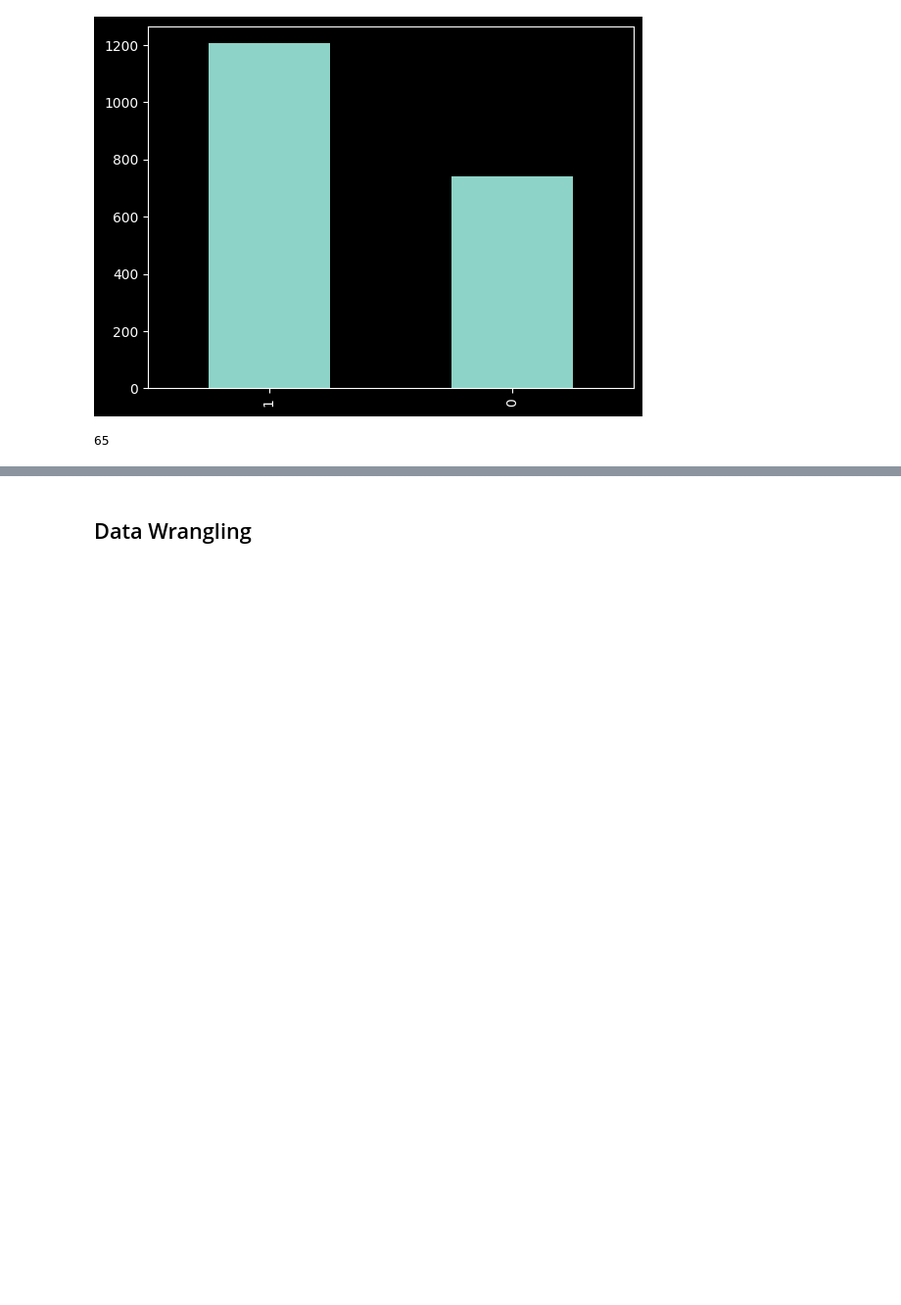
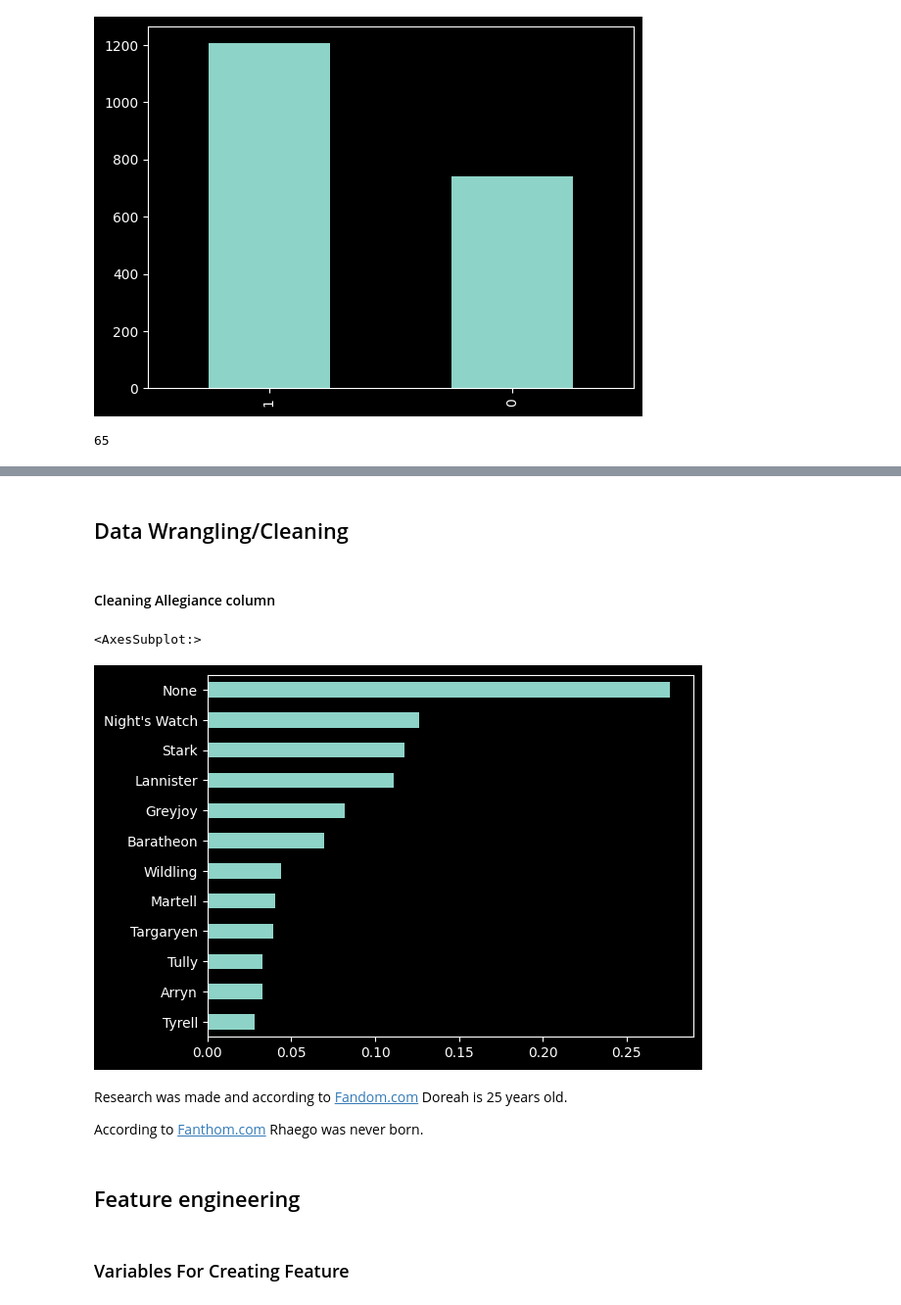
Before and after one commit to TelRich/GOT_Character_Death_Prediction, a Jupyter notebook: got_prjt_v2.ipynb, the cells around one changed output, grey strips where cells are left out. Shown at 98% size. Cells and saved outputs as stored; diff of their text form; code cells hidden in the pictures; blank space fills up the shorter version.

```diff
--- a/got_prjt.ipynb
+++ b/got_prjt_v2.ipynb
@@ -229,2 +256,15 @@ char_pred.isAlive.value_counts().plot(kind='bar')
 # %% [markdown]
-## Data Wrangling
+## Data Wrangling/Cleaning
+# %% [markdown]
+#### Cleaning Allegiance column
+# %%
+char_deaths['Allegiances'] = char_deaths['Allegiances'].str.replace('House ', '',)
+# %%
+char_deaths['Allegiances'].value_counts(normalize=True, ascending=True).plot(kind='barh')
+# %% [output]
+<AxesSubplot:>
+[figure, added]
+# %% [markdown]
+Research was made and according to [Fandom.com](https://gameofthrones.fandom.com/wiki/Doreah) Doreah is 25 years old.
+
+According to [Fanthom.com](https://gameofthrones.fandom.com/wiki/Rhaego) Rhaego was never born.
@@ -231,3 +275,7 @@ char_pred.isAlive.value_counts().plot(kind='bar')
+# %% [markdown]
+## Feature engineering
+# %% [markdown]
+### Variables For Creating Feature
 # %%
 # Names of all Attackers
 all_attackers = set(battles.attacker_1).union(set(battles.attacker_2))\
```
Also changed, not shown: parts of 87 cells of this notebook, 1 other file.
